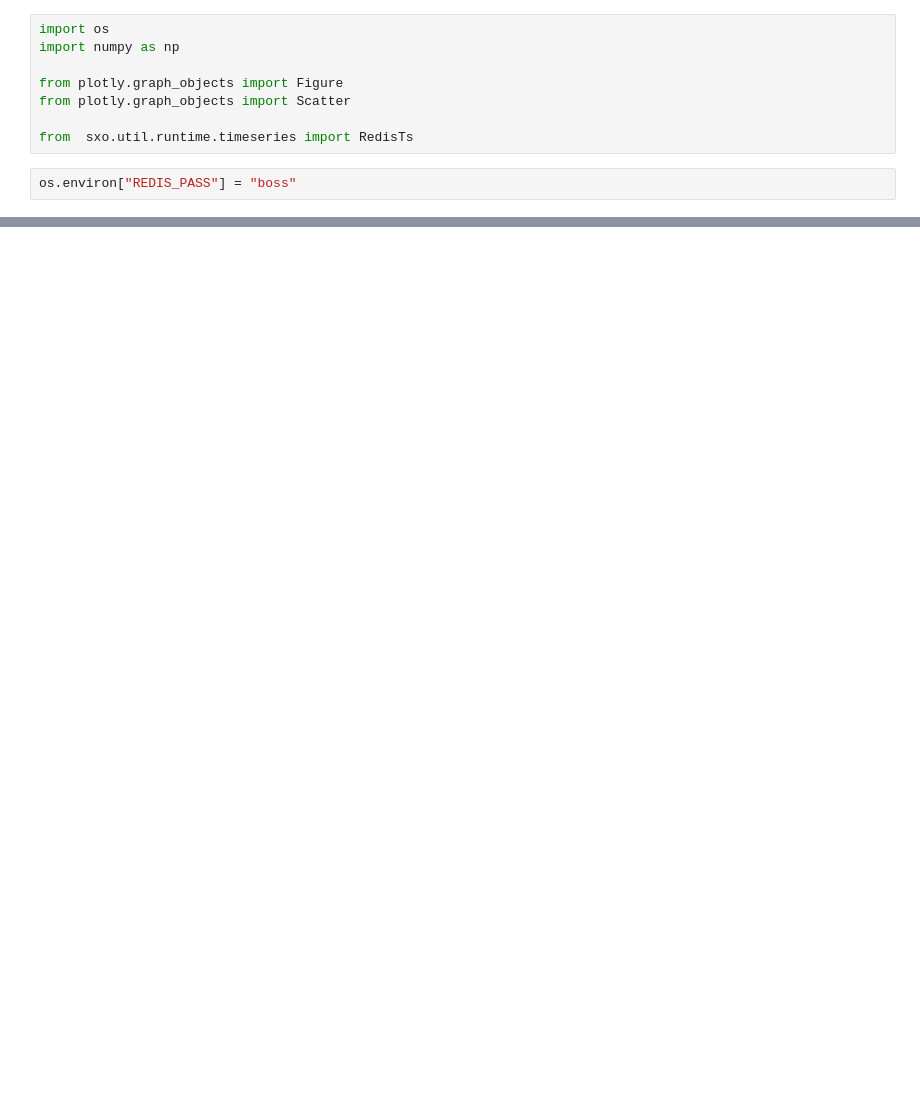
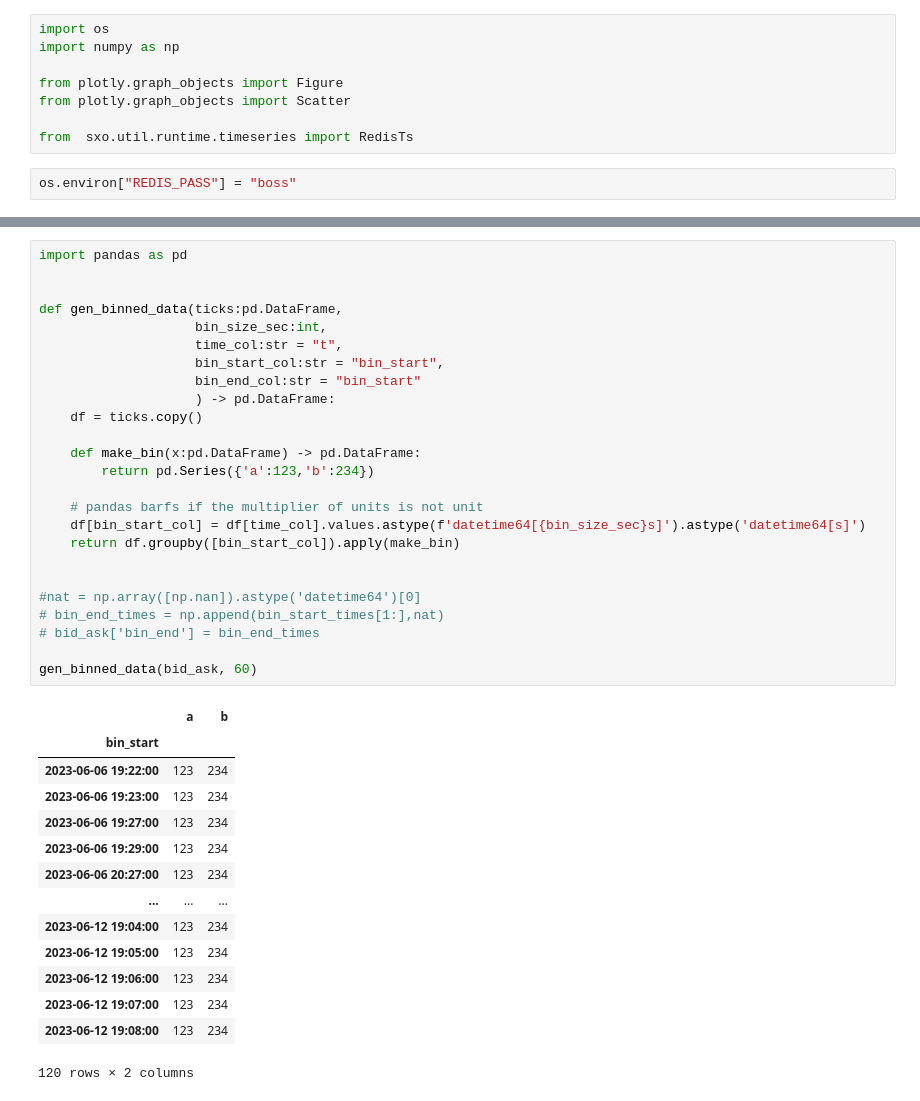
Before and after one commit to ikucan/sxo-work, a Jupyter notebook: notebooks/strats/test_redis_data.ipynb, the cells around one changed output, grey strips where cells are left out. Drawn from its saved outputs; the diff is of its cells as text; blank space fills up the shorter version.

```diff
--- a/notebooks/strats/test_redis_data.ipynb
+++ b/notebooks/strats/test_redis_data.ipynb
@@ -23,3 +23,43 @@ fig = Figure()
 fig.add_traces(Scatter(x=df_plt['t'], y=df_plt['ask'], name='ask', mode="markers", marker={'size':4}))
 fig.add_traces(Scatter(x=df_plt['t'], y=df_plt['bid'], name='bid', mode="markers", marker={'size':4}))
 fig.show()
+# %%
+import pandas as pd
+
+
+def gen_binned_data(ticks:pd.DataFrame,
+                    bin_size_sec:int,
+                    time_col:str = "t",
+                    bin_start_col:str = "bin_start",
+                    bin_end_col:str = "bin_start"
+                    ) -> pd.DataFrame:
+    df = ticks.copy()
+
+    def make_bin(x:pd.DataFrame) -> pd.DataFrame:
+        return pd.Series({'a':123,'b':234})
+
+    # pandas barfs if the multiplier of units is not unit
+    df[bin_start_col] = df[time_col].values.astype(f'datetime64[{bin_size_sec}s]').astype('datetime64[s]')
+    return df.groupby([bin_start_col]).apply(make_bin)
+
+
+#nat = np.array([np.nan]).astype('datetime64')[0]
+# bin_end_times = np.append(bin_start_times[1:],nat)
+# bid_ask['bin_end'] = bin_end_times
+
+gen_binned_data(bid_ask, 60)
+# %% [output]
+|  | a | b |
+| bin_start |  |  |
+| 2023-06-06 19:22:00 | 123 | 234 |
+| 2023-06-06 19:23:00 | 123 | 234 |
+| 2023-06-06 19:27:00 | 123 | 234 |
+| 2023-06-06 19:29:00 | 123 | 234 |
+| 2023-06-06 20:27:00 | 123 | 234 |
+| ... | ... | ... |
+| 2023-06-12 19:04:00 | 123 | 234 |
+| 2023-06-12 19:05:00 | 123 | 234 |
+| 2023-06-12 19:06:00 | 123 | 234 |
+| 2023-06-12 19:07:00 | 123 | 234 |
+| 2023-06-12 19:08:00 | 123 | 234 |
+120 rows × 2 columns
```
Also changed, not shown: parts of 4 cells of this notebook, 1 other file.
